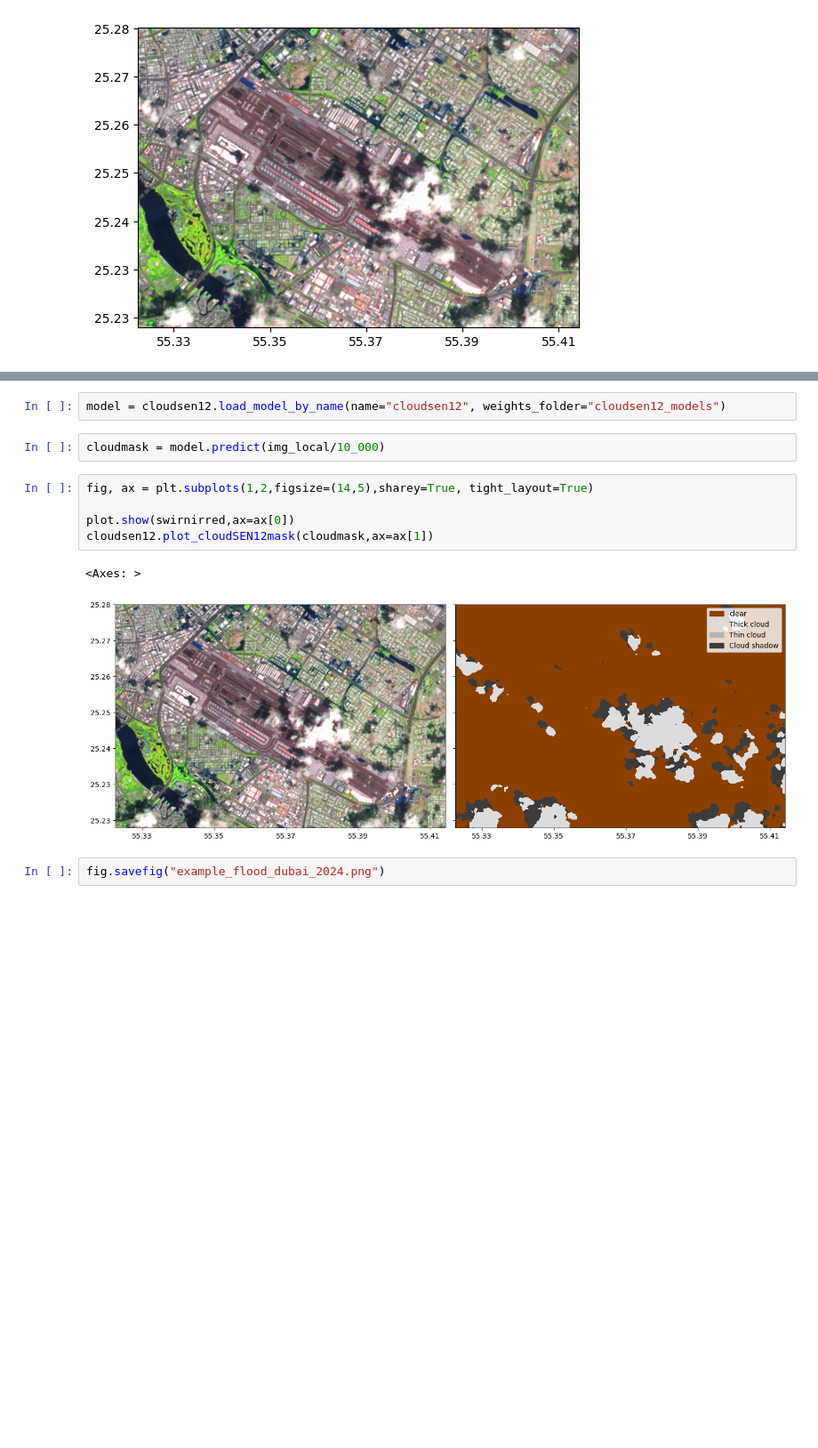
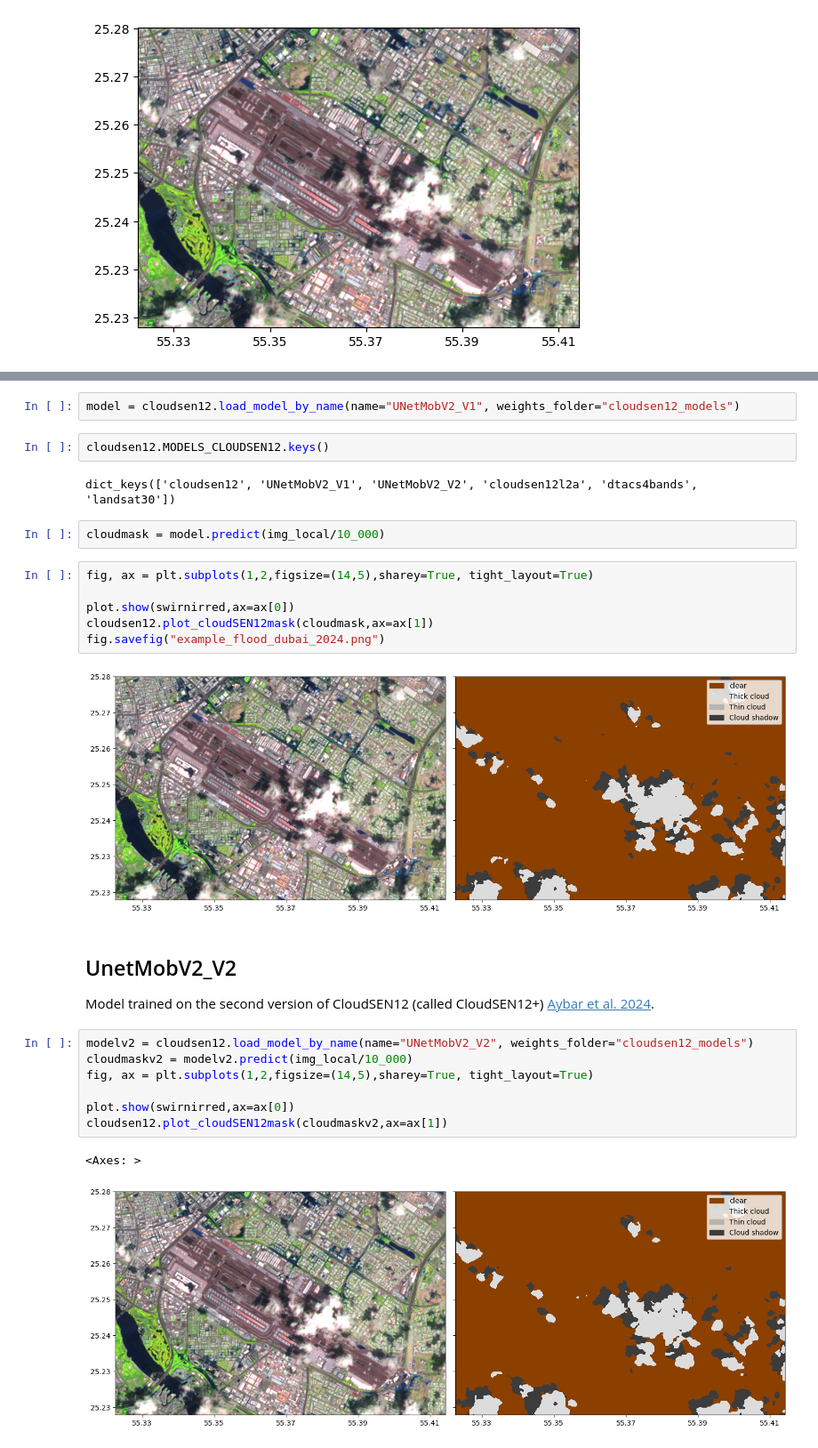
Before and after one commit to IPL-UV/cloudsen12_models, a Jupyter notebook: notebooks/run_in_gee_image.ipynb, the cells around one changed output, grey strips where cells are left out. Shown at 89% size. Saved outputs shown, nothing was run; the diff lists cells and outputs as text; blank space fills up the shorter version.

Commit message:
Updated package to use latest version of cloudSEN12 models

```diff
--- a/notebooks/run_in_gee_image.ipynb
+++ b/notebooks/run_in_gee_image.ipynb
@@ -86,5 +93,9 @@ plot.show(swirnirred)
 # %%
-model = cloudsen12.load_model_by_name(name="cloudsen12", weights_folder="cloudsen12_models")
+model = cloudsen12.load_model_by_name(name="UNetMobV2_V1", weights_folder="cloudsen12_models")
+# %%
+cloudsen12.MODELS_CLOUDSEN12.keys()
+# %% [output]
+dict_keys(['cloudsen12', 'UNetMobV2_V1', 'UNetMobV2_V2', 'cloudsen12l2a', 'dtacs4bands', 'landsat30'])
 # %%
 cloudmask = model.predict(img_local/10_000)
 # %%
@@ -92,11 +103,23 @@ fig, ax = plt.subplots(1,2,figsize=(14,5),sharey=True, tight_layout=True)
 
 plot.show(swirnirred,ax=ax[0])
 cloudsen12.plot_cloudSEN12mask(cloudmask,ax=ax[1])
+fig.savefig("example_flood_dubai_2024.png")
 # %% [output]
-<Axes: >
 [figure]
+# %% [markdown]
+## UnetMobV2_V2
+
+Model trained on the second version of CloudSEN12 (called CloudSEN12+) [Aybar et al. 2024](https://doi.org/10.1016/j.dib.2024.110852).
 # %%
-fig.savefig("example_flood_dubai_2024.png")
+modelv2 = cloudsen12.load_model_by_name(name="UNetMobV2_V2", weights_folder="cloudsen12_models")
+cloudmaskv2 = modelv2.predict(img_local/10_000)
+fig, ax = plt.subplots(1,2,figsize=(14,5),sharey=True, tight_layout=True)
+
+plot.show(swirnirred,ax=ax[0])
+cloudsen12.plot_cloudSEN12mask(cloudmaskv2,ax=ax[1])
+# %% [output]
+<Axes: >
+[figure, added]
 # %% [markdown]
 ## Licence
 The `cloudsen12_models` package is published under a [GNU Lesser GPL v3 licence](https://www.gnu.org/licenses/lgpl-3.0.en.html)
```
Also changed, not shown: parts of 6 cells of this notebook, 4 other files.
